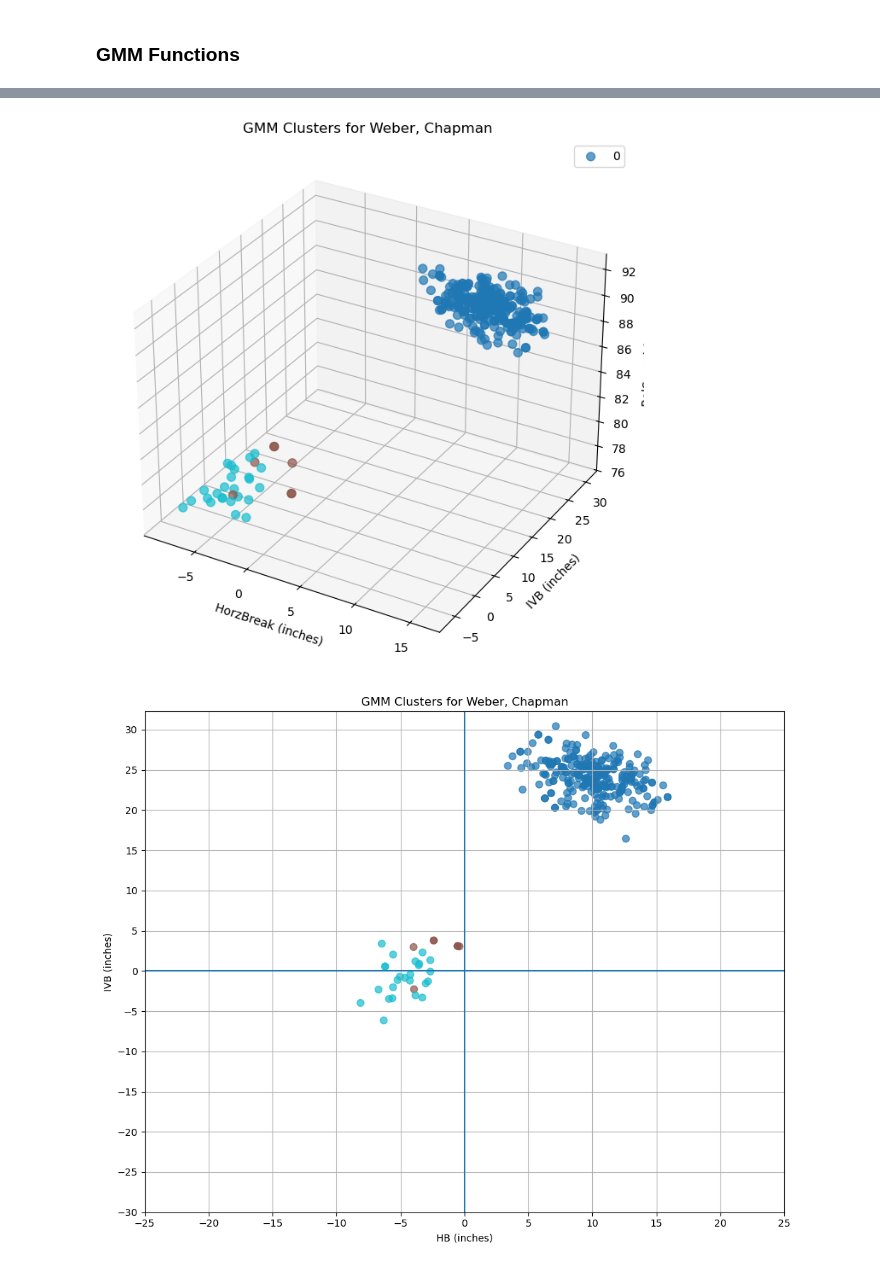
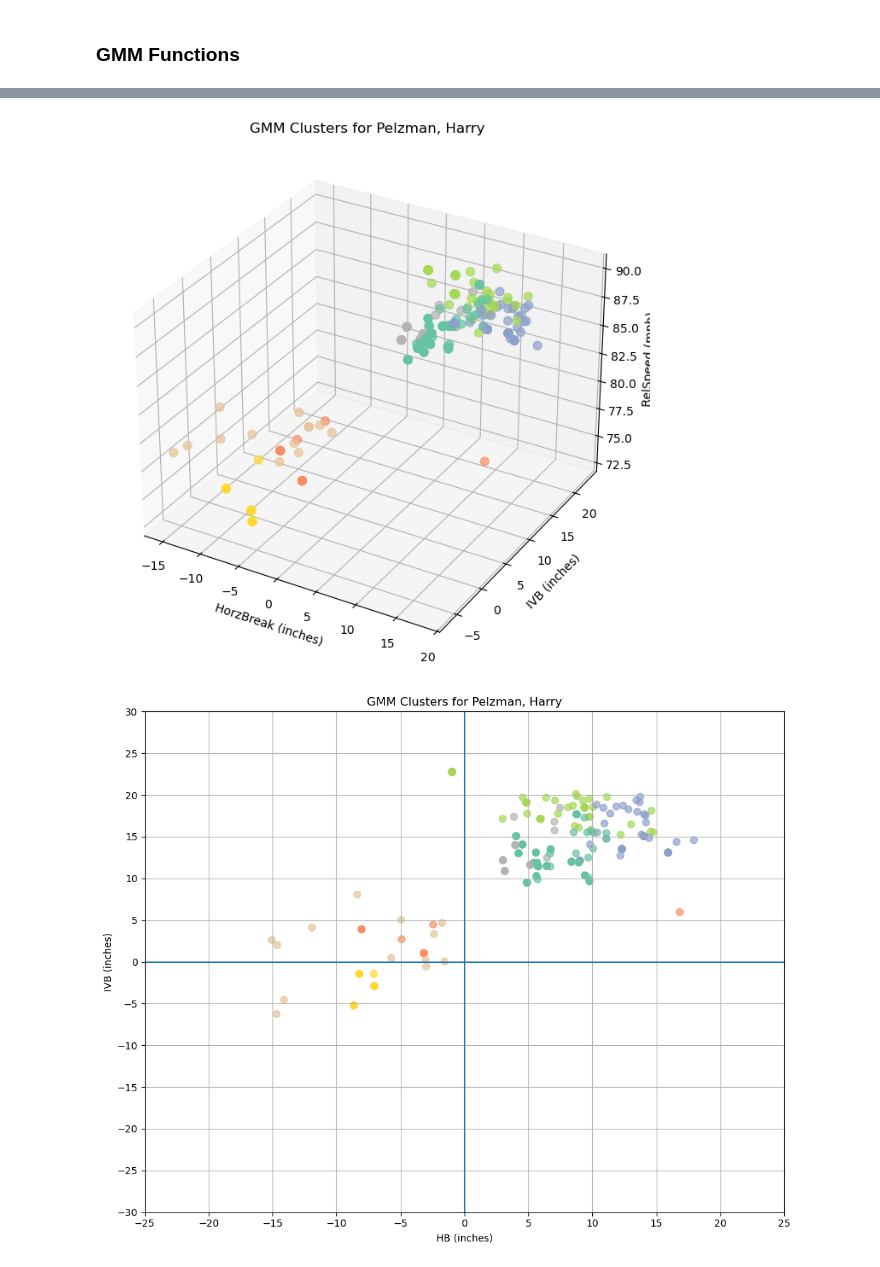
Before and after one commit to jackkalsched/UCSD_Baseball_25, a Jupyter notebook: Pitching/pitch classification/classification.ipynb, the cells around one changed output, grey strips where cells are left out. Saved outputs shown, nothing was run; the diff lists cells and outputs as text; code cells hidden in the pictures.

Commit message:
adding to pitch classification w/ ucsd clusters

```diff
--- a/Pitching/pitch classification/classification.ipynb
+++ b/Pitching/pitch classification/classification.ipynb
@@ -722,10 +722,10 @@ import matplotlib.pyplot as plt
 from mpl_toolkits.mplot3d import Axes3D
 pd.set_option('display.float_format', '{:.3f}'.format)
 # %%
-master_trackman = pd.read_csv('../../Files/merged_trackman_games.csv')
+master_trackman = pd.read_csv('../../Trackman CSV Files/merged_trackman_games.csv')
 
-id_cols = ['Pitcher']
-feature_cols = ['RelSpeed', 'SpinRate', 'SpinAxis', 'RelHeight', 'RelSide', 'InducedVertBreak', 'HorzBreak', 'VertApprAngle', 'HorzApprAngle']
+id_cols = ['Pitcher', 'PitchUID']
+feature_cols = ['RelSpeed', 'SpinRate', 'SpinAxis', 'InducedVertBreak', 'HorzBreak', 'VertApprAngle', 'HorzApprAngle']
 
 master_trackman
 # %% [output]
@@ -857,7 +857,6 @@ unique_pitchers = ['King, Devon', 'Murdock, Steele', 'Davidson, Garrett', 'Weber
 def run_gmm(df):
     ucsd = df[df['PitcherTeam'] == 'CSD_TRI'][id_cols + feature_cols]
     ucsd = ucsd[ucsd['Pitcher'].isin(unique_pitchers)].copy()
-    ucsd['pitch_id'] = ucsd.index
 
     results = []   # store per-pitcher cluster results
     max_clusters = 0
@@ -895,8 +894,8 @@ def run_gmm(df):
             clustered[col] = np.nan
 
     prob_cols = [f'cluster_{c}_prob' for c in range(max_clusters)]
-    with_clusters = clustered[['Pitcher', 'pitch_id', 'cluster'] + prob_cols]
-    result = ucsd.merge(with_clusters, on = ['Pitcher', 'pitch_id'], how = 'inner')
+    with_clusters = clustered[['Pitcher', 'PitchUID', 'cluster'] + prob_cols]
+    result = ucsd.merge(with_clusters, on = ['Pitcher', 'PitchUID'], how = 'inner')
 
     return result
 
@@ -930,41 +986,40 @@ def plot_clusters(df, pitcher):
         clustered['InducedVertBreak'],
         clustered['RelSpeed'],
         c=clustered['cluster'],
-        cmap='tab10',
+        cmap='Set2',
         s=50,
         alpha=0.7
     )
 
     ax.set_xlabel('HorzBreak (inches)')
     ax.set_ylabel('IVB (inches)')
     ax.set_zlabel('RelSpeed (mph)')
     ax.set_title(f"GMM Clusters for {pitcher}")
-    ax.legend(clustered['cluster'].unique())
     plt.show()
 
     # --- 2D Scatter Plot ---- #
     fig = plt.figure(figsize = (10,8))
     plt.scatter(
         clustered['HorzBreak'],
         clustered['InducedVertBreak'],
         c = clustered['cluster'],
-        cmap = 'tab10',
+        cmap = 'Set2',
         s = 50,
         alpha = 0.7
     )
 
     plt.xlabel('HB (inches)')
     plt.ylabel('IVB (inches)')
     plt.xticks(range(-25, 26, 5))
     plt.yticks(range(-30, 35, 5))
     plt.axhline(y = 0)
     plt.axvline(x = 0)
     plt.title(f"GMM Clusters for {pitcher}")
     plt.grid()
     plt.tight_layout()
     plt.show()
 
-plot_clusters(gmm_results, 'Weber, Chapman')
+plot_clusters(gmm_results, 'Pelzman, Harry')
 # %% [output]
-[figure, old version]
+[figure, new version]
-[figure, old version]
+[figure, new version]
```
Also changed, not shown: parts of 9 cells of this notebook.
